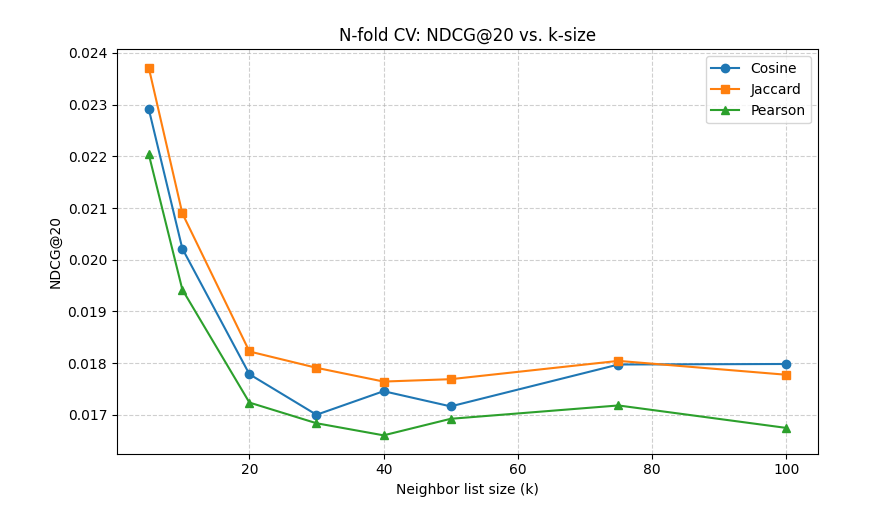
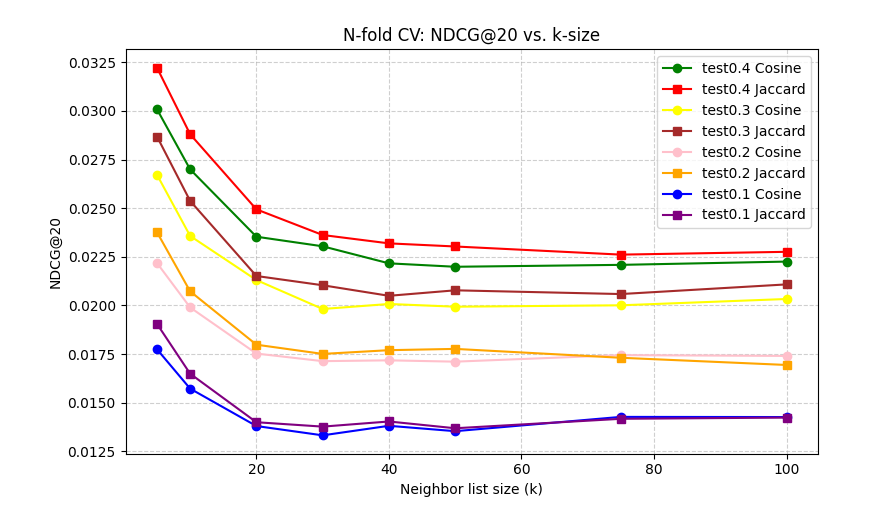
Before and after one commit to tritinpho/cmpe256-recommneder-system, a Jupyter notebook: ndcg_itemknn_with_nfold.ipynb, the cells around one changed output. Saved outputs shown, nothing was run; the diff lists cells and outputs as text; code cells hidden in the pictures.

Commit message:
NDCG@20 graphs w/o n-fold and different test frac

```diff
--- a/ndcg_itemknn_with_nfold.ipynb
+++ b/ndcg_itemknn_with_nfold.ipynb
@@ -14,7 +14,12 @@ user_items = dict()
 with open("train-1.txt", "r", encoding="utf-8") as g:
     for line in g:
         tokens = line.strip().split()
-        u, items = tokens[0], tokens[1:]
+        # data cleaning: skip lines with only users.
+        if len(tokens) < 2:
+            continue
+        u = tokens[0]
+        # remove dupliacate items for every user.
+        items = list(dict.fromkeys(tokens[1:]))
         user_items[u] = set(items)
 # %%
 # ---------- metrics ----------
@@ -217,14 +222,6 @@ def prepare_torch_neighbors(neighbors, all_items=None, k=None):
 # %%
 # ---- Wrapper that matches the CV driver's expected signature ----
 def recommend_all_gpu_wrapper(train_user_items_subset, neighbors, popular, topn=20):
-    """
-    Adapter so run_nfold_cv can call a GPU scorer:
-      - packs 'neighbors' into CUDA tensors (nbr_idx, nbr_val)
-      - filters popularity to items known to the index
-      - calls your recommend_all_gpu(...)
-    """
-    device = "cuda" if torch.cuda.is_available() else "cpu"
-
     # Pack neighbors to GPU tensors
     item_ids, item2idx, nbr_idx, nbr_val = prepare_torch_neighbors(
         neighbors, all_items=None, k=None)
@@ -248,7 +245,6 @@ import random
 import numpy as np
 
 def kfold_users(user_items, n_folds=5, seed=42):
-    """Shuffle users and split into n roughly equal folds (list of user-id lists)."""
     rng = random.Random(seed)
     users = list(user_items.keys())
     rng.shuffle(users)
@@ -284,9 +280,6 @@ def run_nfold_cv(user_items,
                  recommend_all_fn=None,
                  average_ndcg_fn=None):
 
-    assert build_neighbors_fn and recommend_all_fn and average_ndcg_fn, \
-        "Provide build_neighbors_fn, recommend_all_fn, and average_ndcg_fn."
-
     folds = kfold_users(user_items, n_folds=n_folds, seed=seed)
     rng = random.Random(seed)
 
@@ -298,8 +291,8 @@ def run_nfold_cv(user_items,
         train_ui = {u: set(user_items[u]) for u in train_users if user_items[u]}
 
         # For users in this fold, split their items into personal train/test
-        per_user_train = {}
-        test_ui = {}
+        per_user_train = dict()
+        test_ui = dict()
         for u in test_users:
             tr, te = split_user_items_for_cv(user_items[u], test_frac=test_frac, rng=rng)
             if tr:
@@ -327,7 +320,7 @@ def run_nfold_cv(user_items,
         print(f"[CV] Completed fold {f_idx+1}/{len(folds)}")
 
     # Aggregate across folds
-    results = {}
+    results = dict()
     for sim in sim_types:
         mat = per_sim[sim]  # (F, K)
         means = [float(np.mean(mat[:, k_idx])) for k_idx in range(len(k_values))]
@@ -367,15 +434,21 @@ Pearson mean NDCG@20 per k: [0.02204, 0.01942, 0.01724, 0.01684, 0.0166, 0.01692
 # %%
 # ---------- plot ----------
 fig, ax = plt.subplots(figsize=(8,5))
-ax.plot(results["cosine"]["k_values"],  results["cosine"]["mean"],  marker="o", label="Cosine")
-ax.plot(results["jaccard"]["k_values"], results["jaccard"]["mean"], marker="s", label="Jaccard")
-ax.plot(results["pearson"]["k_values"], results["pearson"]["mean"], marker="^", label="Pearson")
+ax.plot(results_04["cosine"]["k_values"],  results_04["cosine"]["mean"],  marker="o", color="green", label="test0.4 Cosine")
+ax.plot(results_04["jaccard"]["k_values"], results_04["jaccard"]["mean"], marker="s", color="red", label="test0.4 Jaccard")
+#ax.plot(results["pearson"]["k_values"], results["pearson"]["mean"], marker="^", label="Pearson")
+ax.plot(results_03["cosine"]["k_values"],  results_03["cosine"]["mean"],  marker="o", color="yellow", label="test0.3 Cosine")
+ax.plot(results_03["jaccard"]["k_values"], results_03["jaccard"]["mean"], marker="s", color="brown", label="test0.3 Jaccard")
+ax.plot(results_02["cosine"]["k_values"],  results_02["cosine"]["mean"],  marker="o", color="pink", label="test0.2 Cosine")
+ax.plot(results_02["jaccard"]["k_values"], results_02["jaccard"]["mean"], marker="s", color="orange", label="test0.2 Jaccard")
+ax.plot(results_01["cosine"]["k_values"],  results_01["cosine"]["mean"],  marker="o", color="blue", label="test0.1 Cosine")
+ax.plot(results_01["jaccard"]["k_values"], results_01["jaccard"]["mean"], marker="s", color="purple", label="test0.1 Jaccard")
 ax.set_xlabel("Neighbor list size (k)")
 ax.set_ylabel("NDCG@20")
 ax.set_title("N-fold CV: NDCG@20 vs. k-size")
 ax.grid(True, linestyle="--", alpha=0.6)
 ax.legend()
 plt.tight_layout()
 plt.show()
 # %% [output]
-[figure, old version]
+[figure, new version]
```
Also changed, not shown: parts of 2 cells of this notebook, 1 other file.
